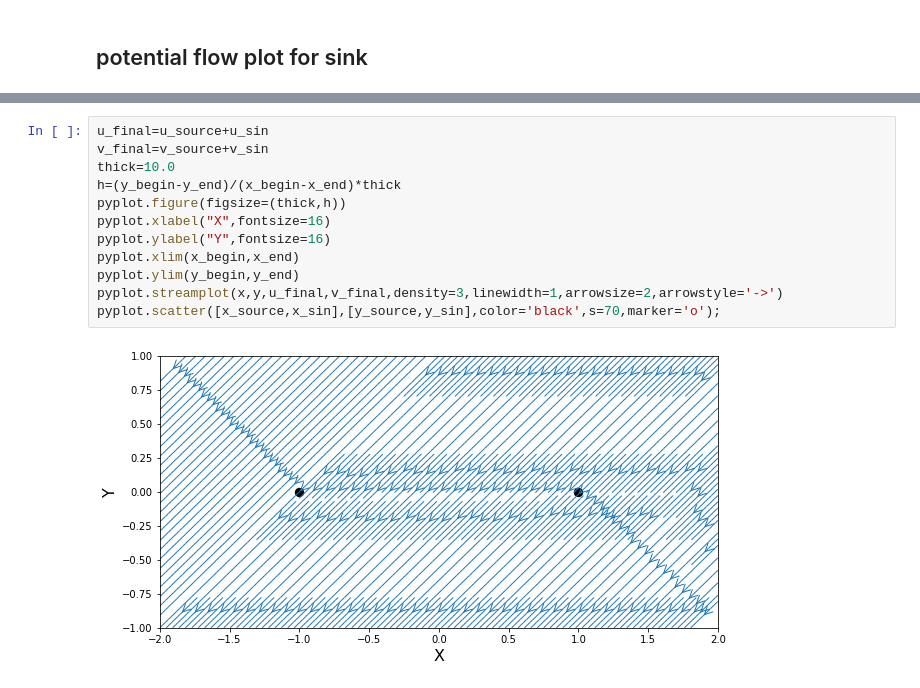
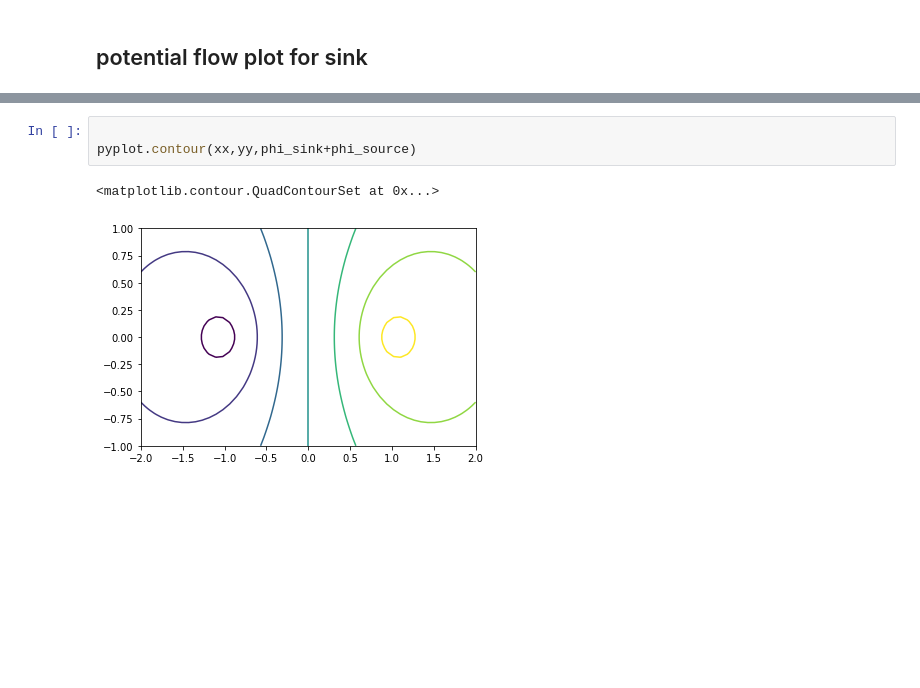
Before and after one commit to anmol035/mae6226, a Jupyter notebook: potential_flow_souce_sink_pair.ipynb, the cells around one changed output, grey strips where cells are left out. Cells and saved outputs as stored; diff of their text form; blank space fills up the shorter version.

```diff
--- a/potential_flow_souce_sink_pair.ipynb
+++ b/potential_flow_souce_sink_pair.ipynb
@@ -77,14 +57,6 @@ ValueError: Contour levels must be increasing
-# %%
-u_final=u_source+u_sin
-v_final=v_source+v_sin
-thick=10.0
-h=(y_begin-y_end)/(x_begin-x_end)*thick
-pyplot.figure(figsize=(thick,h))
-pyplot.xlabel("X",fontsize=16)
-pyplot.ylabel("Y",fontsize=16)
-pyplot.xlim(x_begin,x_end)
-pyplot.ylim(y_begin,y_end)
-pyplot.streamplot(x,y,u_final,v_final,density=3,linewidth=1,arrowsize=2,arrowstyle='->')
-pyplot.scatter([x_source,x_sin],[y_source,y_sin],color='black',s=70,marker='o');
-# %% [output]
-[figure, removed]
+# %%
+
+pyplot.contour(xx,yy,phi_sink+phi_source)
+# %% [output]
+<matplotlib.contour.QuadContourSet at 0x...>
+[figure, added]
```
Also changed, not shown: parts of 5 cells of this notebook.
